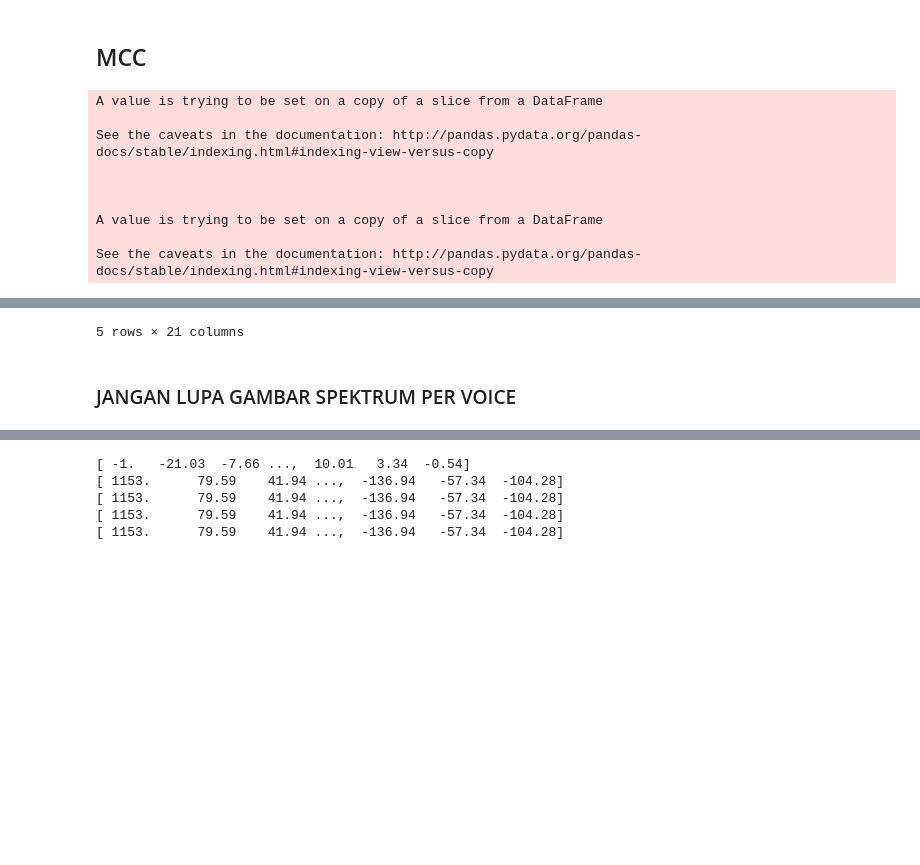
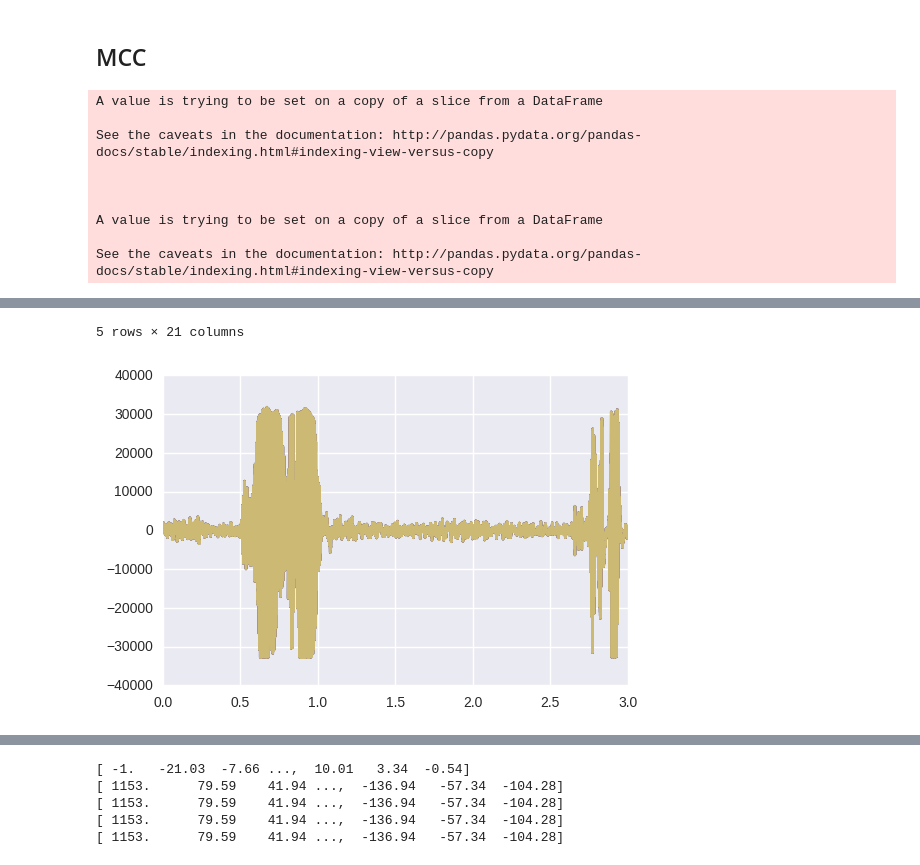
Before and after one commit to packmanproject/voicerecognition, a Jupyter notebook: classification_v3.ipynb, the cells around one changed output, grey strips where cells are left out. Cells and saved outputs as stored; diff of their text form; code cells hidden in the pictures; blank space fills up the shorter version.

```diff
--- a/classification_v3.ipynb
+++ b/classification_v3.ipynb
@@ -39,34 +39,44 @@ for file_name in glob(full_path):
     #print sample_rate
     samples=samples[0:int(3.5 * sample_rate)]
 
+
+
+
+    plt.plot(Time,signal)
+    #plt.subplot(211)
     S = librosa.feature.melspectrogram(samples, sr=sample_rate, n_mels=128)
     log_S = librosa.power_to_db(S, ref=np.max)
     mfcc = librosa.feature.mfcc(S=log_S, n_mfcc=n_mfcc)
     for j in range(n_mfcc):
         for i in range(n_mfcc):
             #print np.mean(mfcc[j][i])
             ukuran[j][i]=np.mean(mfcc[j][i])
 
+
+signal=samples
+fs=sample_rate
+Time=np.linspace(0, len(signal)/fs, num=len(signal))
+
+
 ukuran['class']=None
 ukuran['class'][:2]='OK'
 ukuran['class'][2:4]='No'
 ukuran
 # %% [output]
 A value is trying to be set on a copy of a slice from a DataFrame
 
 See the caveats in the documentation: http://pandas.pydata.org/pandas-docs/stable/indexing.html#indexing-view-versus-copy
 
 
 
 A value is trying to be set on a copy of a slice from a DataFrame
 
 See the caveats in the documentation: http://pandas.pydata.org/pandas-docs/stable/indexing.html#indexing-view-versus-copy
 |  | 0 | 1 | 2 | 3 | 4 | 5 | 6 | 7 | 8 | 9 | ... | ... |
 | 0 | -795.432218 | 35.970238 | -14.833815 | 28.815805 | -14.721906 | 19.036209 | 5.313501 | -35.151647 | 18.840924 | -12.992666 | ... | ... |
 | 1 | -814.875798 | 40.621469 | -5.892730 | 19.256439 | -11.342942 | 11.233098 | 2.637898 | -27.200744 | 15.790923 | -7.561739 | ... | ... |
 | 2 | -852.077196 | 50.657204 | 12.393577 | 2.044998 | 4.737755 | -3.952396 | -11.259450 | -3.961865 | 2.754834 | -2.441120 | ... | ... |
 | 3 | -847.212185 | 59.087908 | 21.051456 | 5.326199 | 0.842524 | -11.764843 | -18.949588 | -9.338782 | 0.071845 | -2.784443 | ... | ... |
 | 4 | -843.667844 | 61.742911 | 20.260771 | 3.522590 | -0.747694 | -11.665991 | -15.886241 | -6.715947 | -2.189572 | -8.579350 | ... | ... |
 5 rows × 21 columns
+[figure, added]
-# %% [markdown]
-### JANGAN LUPA GAMBAR SPEKTRUM PER VOICE
```
Also changed, not shown: parts of 15 cells of this notebook.
